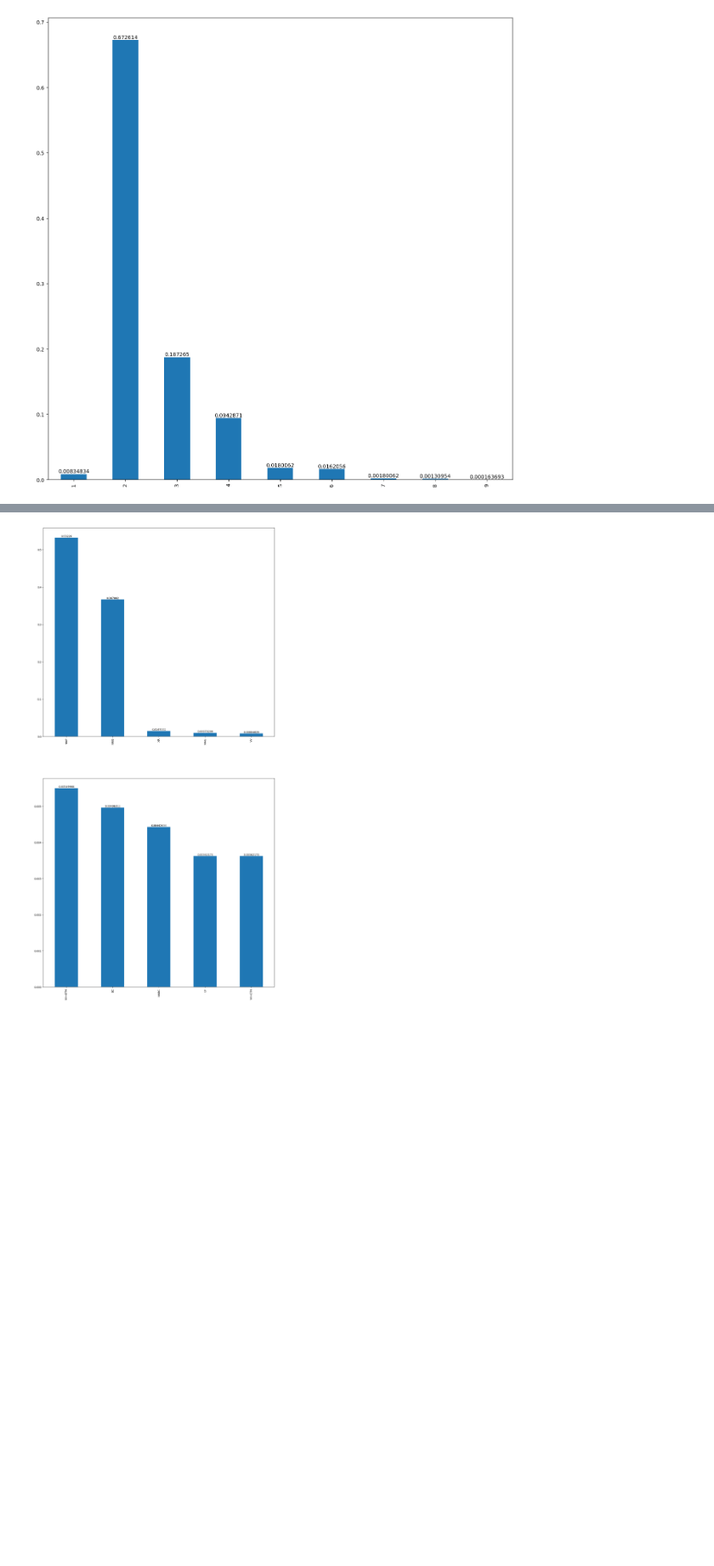
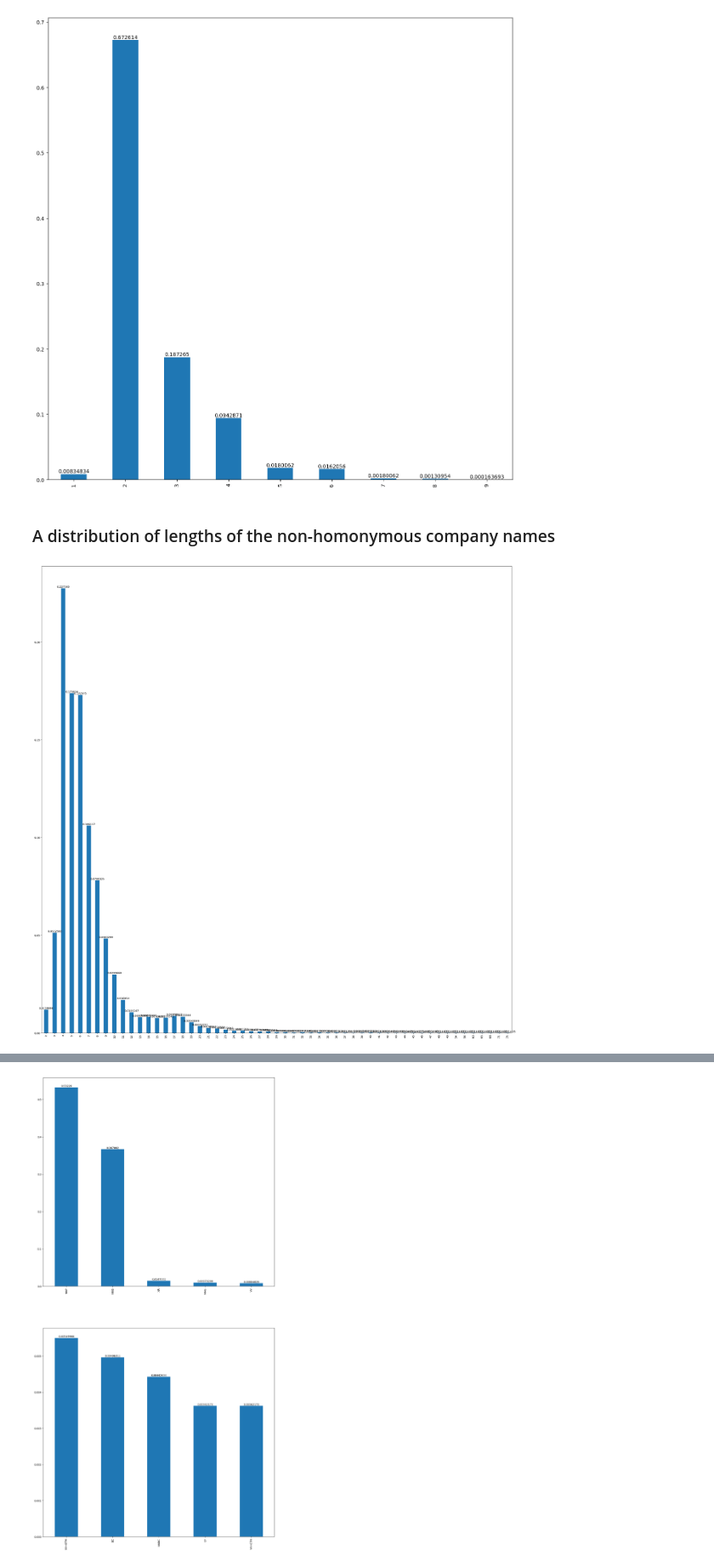
Before and after one commit to swoook/FinNER, a Jupyter notebook: examples/01_motivation/notebook.ipynb, the cells around one changed output, grey strips where cells are left out. Shown at 85% size. Drawn from its saved outputs; the diff is of its cells as text; code cells hidden in the pictures; blank space fills up the shorter version.

Commit message:
🐳 chore(examples): Complement the example 01 Motivation
- Added a visualization and opinion

```diff
--- a/examples/01_motivation/notebook.ipynb
+++ b/examples/01_motivation/notebook.ipynb
@@ -26,7 +27,7 @@ INFO: Pandarallel will use Memory file system to transfer data between the main
 # %%
 mecab_ko_dic_url = 'https://bitbucket.org/eunjeon/mecab-ko-dic/downloads/mecab-ko-dic-2.1.1-20180720.tar.gz'
 mecab_ko_dic_directory = './mecab-ko-dic-2.1.1-20180720'
-dart_api_key = ''
+dart_api_key = 'dc8906f388bd20a26e3ff03f5eddc9c7fa2f2303'
 # %%
 !curl -LO $mecab_ko_dic_url
 !tar zxfv mecab-ko-dic-2.1.1-20180720.tar.gz
@@ -189,4 +208,12 @@ ax = korean_company_names[korean_company_names.isin(homonyms['표층형'])].str.
 res = ax.bar_label(ax.containers[0])
 # %% [output]
 [figure]
+# %% [markdown]
+### A distribution of lengths of the non-homonymous company names
+# %%
+ax = korean_company_names[~korean_company_names.isin(homonyms['표층형'])].str.len().value_counts(
+    normalize=True, sort=False).sort_index().plot(kind='bar', figsize=(32, 32))
+res = ax.bar_label(ax.containers[0])
+# %% [output]
+[figure, added]
 # %% [markdown]
```
Also changed, not shown: parts of 13 cells of this notebook, 1 other file.
